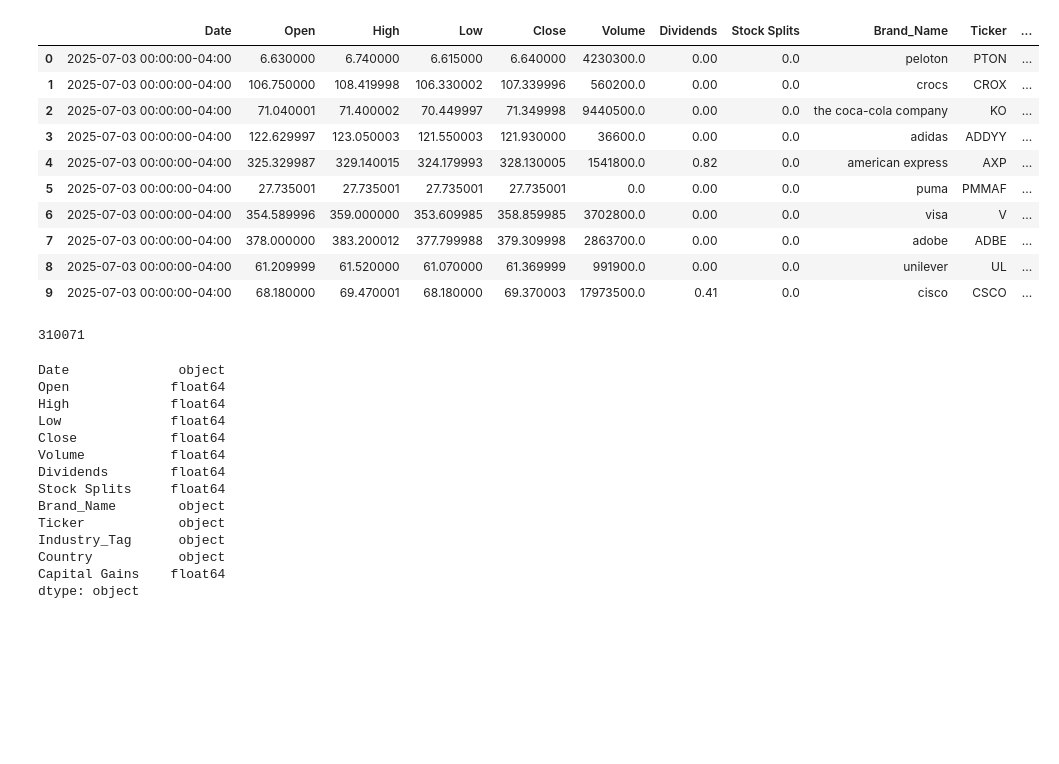
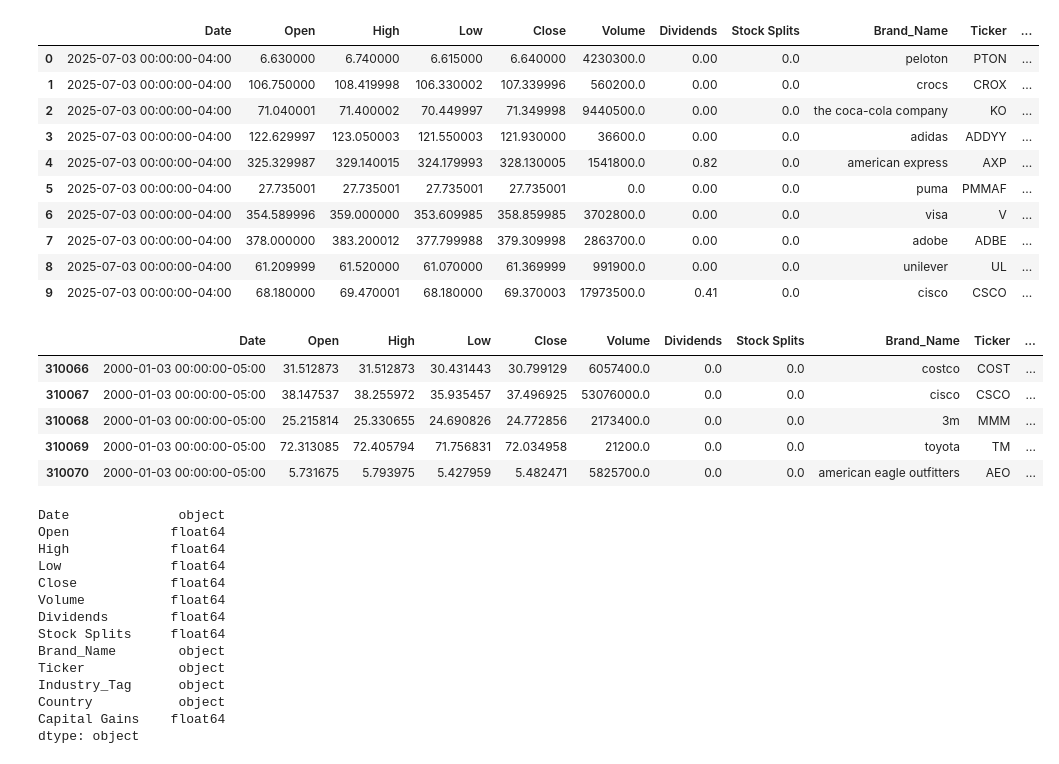
Before and after one commit to tc020/StockPredictor, a Jupyter notebook: preprocessing_data.ipynb, the cells around one changed output. Drawn from its saved outputs; the diff is of its cells as text; code cells hidden in the pictures; blank space fills up the shorter version.

```diff
--- a/preprocessing_data.ipynb
+++ b/preprocessing_data.ipynb
@@ -35,9 +35,14 @@ data.head(10)
 | 8 | 2025-07-03 00:00:00-04:00 | 61.209999 | 61.520000 | 61.070000 | 61.369999 | 991900.0 | 0.00 | 0.0 | unilever | UL | ... |
 | 9 | 2025-07-03 00:00:00-04:00 | 68.180000 | 69.470001 | 68.180000 | 69.370003 | 17973500.0 | 0.41 | 0.0 | cisco | CSCO | ... |
 # %%
-len(data)
+data.tail()
 # %% [output]
-310071
+|  | Date | Open | High | Low | Close | Volume | Dividends | Stock Splits | Brand_Name | Ticker | ... |
+| 310066 | 2000-01-03 00:00:00-05:00 | 31.512873 | 31.512873 | 30.431443 | 30.799129 | 6057400.0 | 0.0 | 0.0 | costco | COST | ... |
+| 310067 | 2000-01-03 00:00:00-05:00 | 38.147537 | 38.255972 | 35.935457 | 37.496925 | 53076000.0 | 0.0 | 0.0 | cisco | CSCO | ... |
+| 310068 | 2000-01-03 00:00:00-05:00 | 25.215814 | 25.330655 | 24.690826 | 24.772856 | 2173400.0 | 0.0 | 0.0 | 3m | MMM | ... |
+| 310069 | 2000-01-03 00:00:00-05:00 | 72.313085 | 72.405794 | 71.756831 | 72.034958 | 21200.0 | 0.0 | 0.0 | toyota | TM | ... |
+| 310070 | 2000-01-03 00:00:00-05:00 | 5.731675 | 5.793975 | 5.427959 | 5.482471 | 5825700.0 | 0.0 | 0.0 | american eagle outfitters | AEO | ... |
 # %%
 #Check data types
 data.dtypes
```
